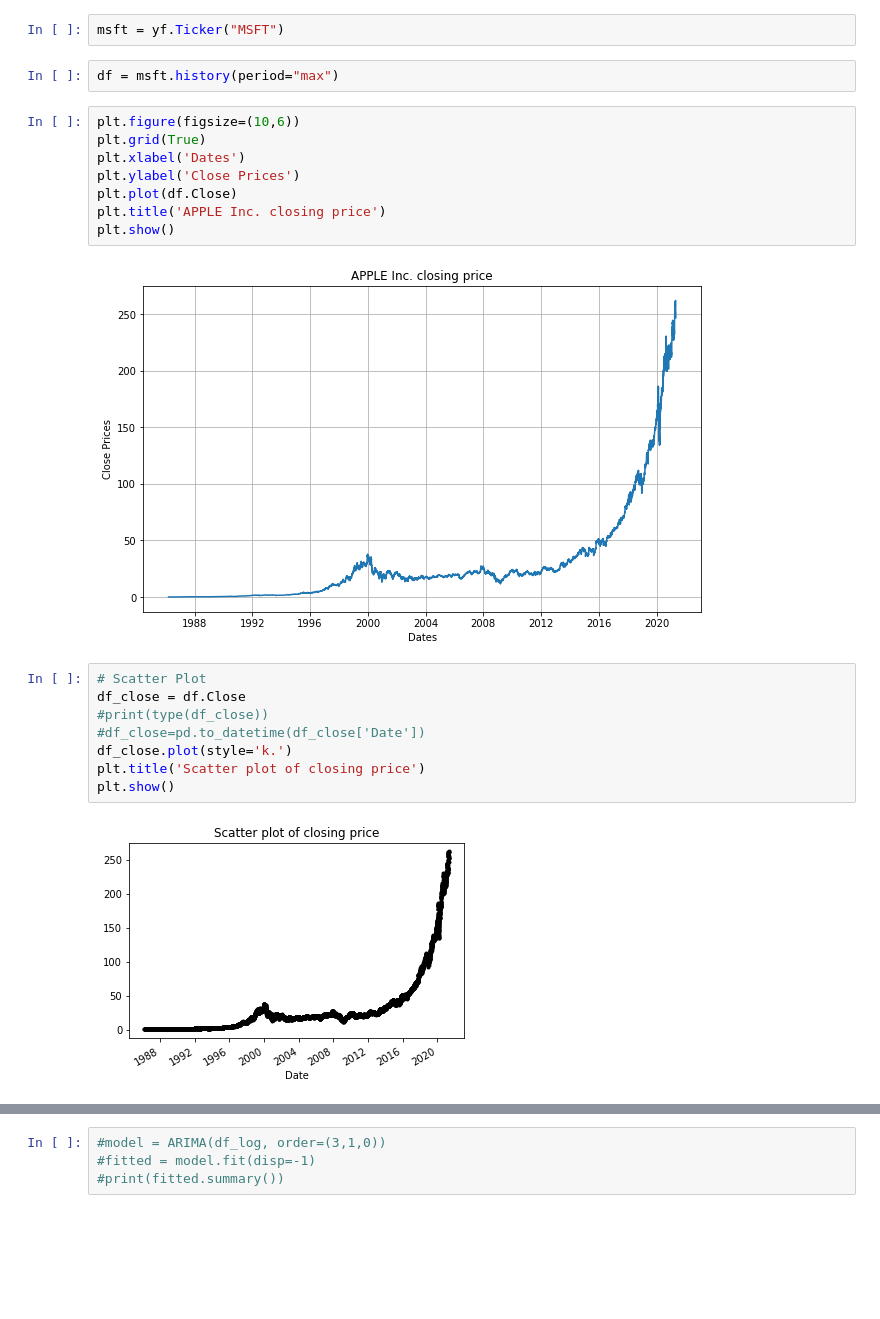
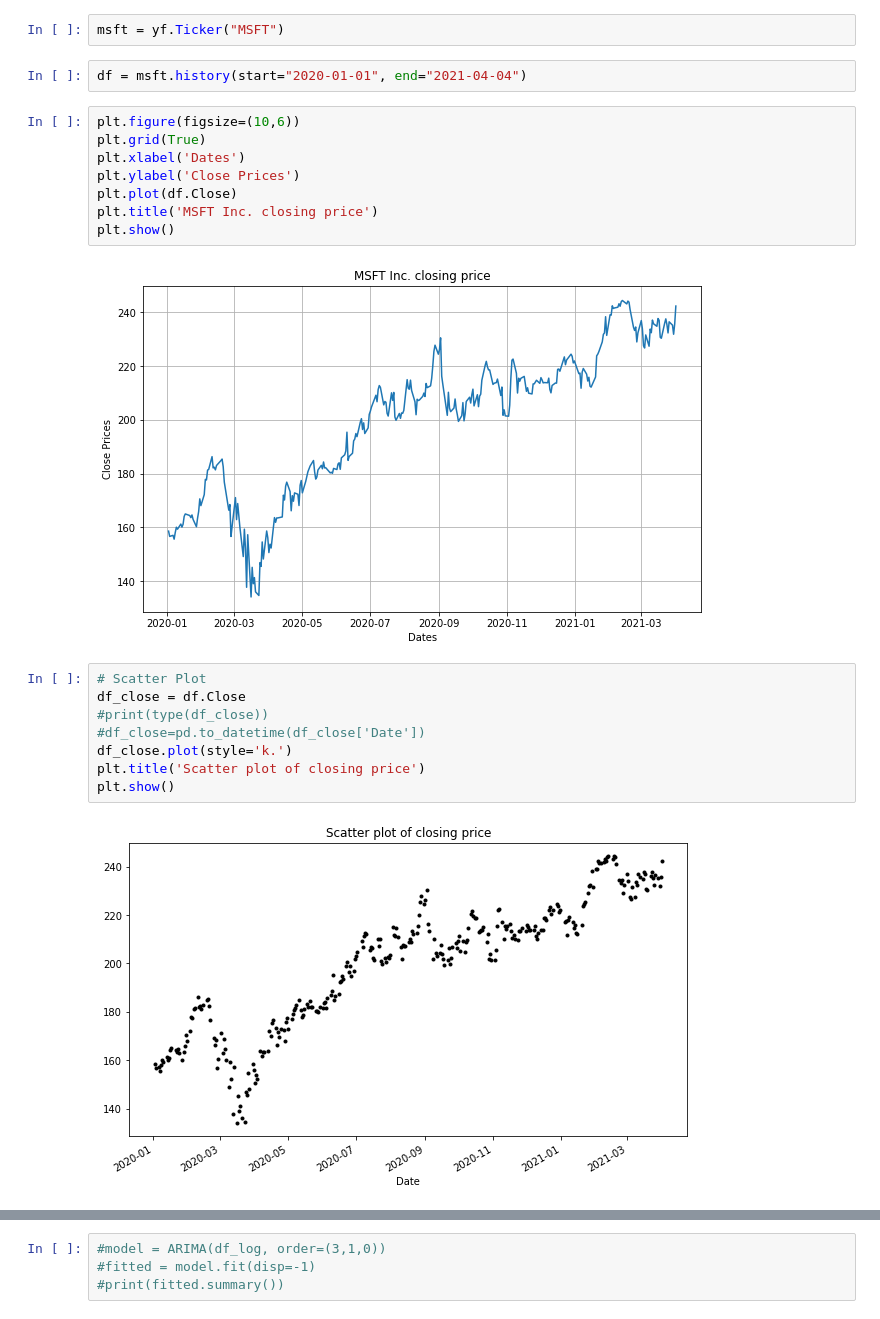
Before and after one commit to komaljoshi-sjsu/stock-prediction, a Jupyter notebook: AutoArima(MSFT).ipynb, the cells around one changed output, grey strips where cells are left out. Cells and saved outputs as stored; diff of their text form; blank space fills up the shorter version.

```diff
--- a/AutoArima(MSFT).ipynb
+++ b/AutoArima(MSFT).ipynb
@@ -15,17 +15,17 @@ import math
 # %%
 msft = yf.Ticker("MSFT")
 # %%
-df = msft.history(period="max")
+df = msft.history(start="2020-01-01", end="2021-04-04")
 # %%
 plt.figure(figsize=(10,6))
 plt.grid(True)
 plt.xlabel('Dates')
 plt.ylabel('Close Prices')
 plt.plot(df.Close)
-plt.title('APPLE Inc. closing price')
+plt.title('MSFT Inc. closing price')
 plt.show()
 # %% [output]
-[figure, old version]
+[figure, new version]
 # %%
 # Scatter Plot
 df_close = df.Close
@@ -35,7 +35,7 @@ df_close.plot(style='k.')
 plt.title('Scatter plot of closing price')
 plt.show()
 # %% [output]
-[figure, old version]
+[figure, new version]
 # %%
 #Null Hypothesis check
 def test_stationarity(timeseries):
```
Also changed, not shown: parts of 11 cells of this notebook.
